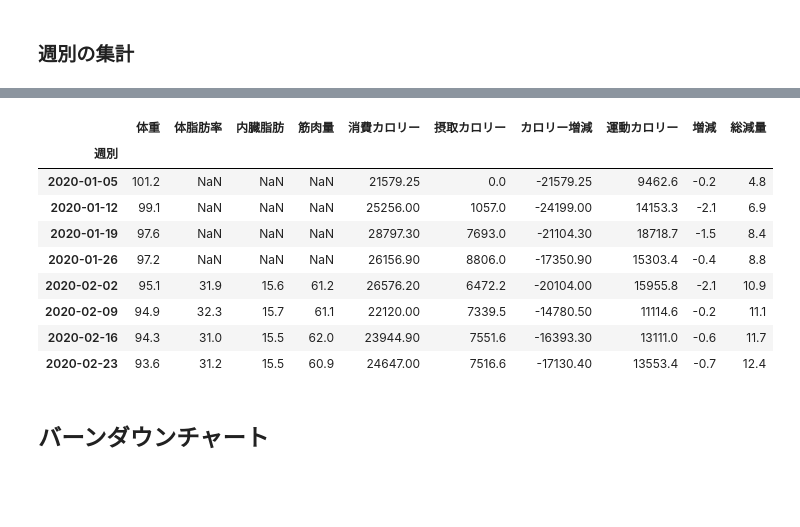
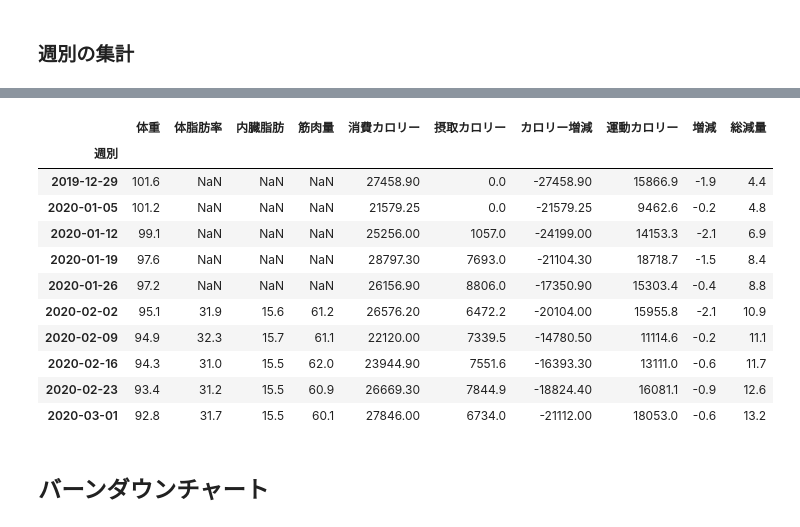
Before and after one commit to tsu-nera/yaseru, a Jupyter notebook: notebooks/weights_analysis.ipynb, the cells around one changed output, grey strips where cells are left out. Drawn from its saved outputs; the diff is of its cells as text; code cells hidden in the pictures; blank space fills up the shorter version.

```diff
--- a/notebooks/weights_analysis.ipynb
+++ b/notebooks/weights_analysis.ipynb
@@ -150,10 +133,11 @@ df_by_week.index.name = '週別'
 # %%
 df_by_week = df_by_week.groupby("週別").mean()
 # %%
-df_by_week.tail(8)
+df_by_week.tail(10)
 # %% [output]
 |  | 体重 | 体脂肪率 | 内臓脂肪 | 筋肉量 | 消費カロリー | 摂取カロリー | カロリー増減 | 運動カロリー | 増減 | 総減量 |
 | 週別 |  |  |  |  |  |  |  |  |  |  |
+| 2019-12-29 | 101.6 | NaN | NaN | NaN | 27458.90 | 0.0 | -27458.90 | 15866.9 | -1.9 | 4.4 |
 | 2020-01-05 | 101.2 | NaN | NaN | NaN | 21579.25 | 0.0 | -21579.25 | 9462.6 | -0.2 | 4.8 |
 | 2020-01-12 | 99.1 | NaN | NaN | NaN | 25256.00 | 1057.0 | -24199.00 | 14153.3 | -2.1 | 6.9 |
 | 2020-01-19 | 97.6 | NaN | NaN | NaN | 28797.30 | 7693.0 | -21104.30 | 18718.7 | -1.5 | 8.4 |
@@ -161,7 +145,8 @@ df_by_week.tail(8)
 | 2020-02-02 | 95.1 | 31.9 | 15.6 | 61.2 | 26576.20 | 6472.2 | -20104.00 | 15955.8 | -2.1 | 10.9 |
 | 2020-02-09 | 94.9 | 32.3 | 15.7 | 61.1 | 22120.00 | 7339.5 | -14780.50 | 11114.6 | -0.2 | 11.1 |
 | 2020-02-16 | 94.3 | 31.0 | 15.5 | 62.0 | 23944.90 | 7551.6 | -16393.30 | 13111.0 | -0.6 | 11.7 |
-| 2020-02-23 | 93.6 | 31.2 | 15.5 | 60.9 | 24647.00 | 7516.6 | -17130.40 | 13553.4 | -0.7 | 12.4 |
+| 2020-02-23 | 93.4 | 31.2 | 15.5 | 60.9 | 26669.30 | 7844.9 | -18824.40 | 16081.1 | -0.9 | 12.6 |
+| 2020-03-01 | 92.8 | 31.7 | 15.5 | 60.1 | 27846.00 | 6734.0 | -21112.00 | 18053.0 | -0.6 | 13.2 |
 # %% [markdown]
 ## バーンダウンチャート
 # %%
```
Also changed, not shown: parts of 8 cells of this notebook, 7 other files.
